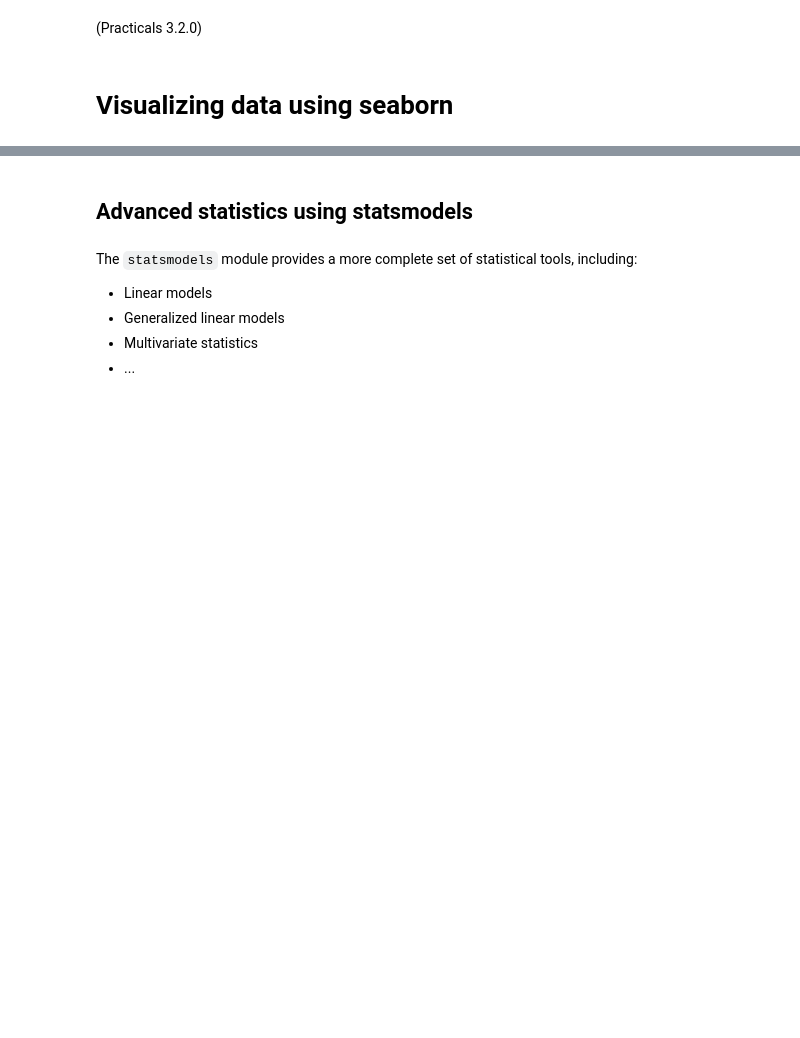
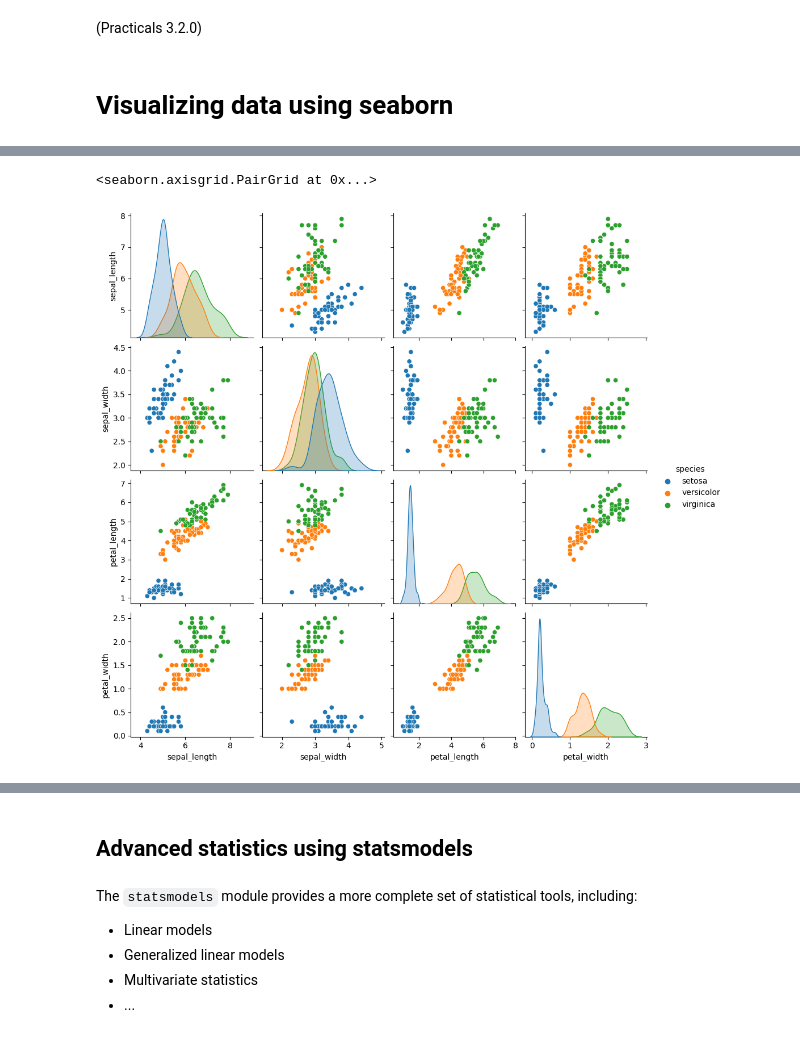
Before and after one commit to vigji/python-cimec-2023, a Jupyter notebook: lectures/Lecture3.2_Statistics-Machine-learning.ipynb, the cells around one changed output, grey strips where cells are left out. Cells and saved outputs as stored; diff of their text form; code cells hidden in the pictures; blank space fills up the shorter version.

```diff
--- a/lectures/Lecture3.2_Statistics-Machine-learning.ipynb
+++ b/lectures/Lecture3.2_Statistics-Machine-learning.ipynb
@@ -138,0 +204,5 @@ sns.jointplot(x="petal_width", y="sepal_length", data=iris, kind='reg');
+# %%
+sns.pairplot(iris, hue='species')
+# %% [output]
+<seaborn.axisgrid.PairGrid at 0x...>
+[figure, added]
```
Also changed, not shown: parts of 53 cells of this notebook, 1 other file.
